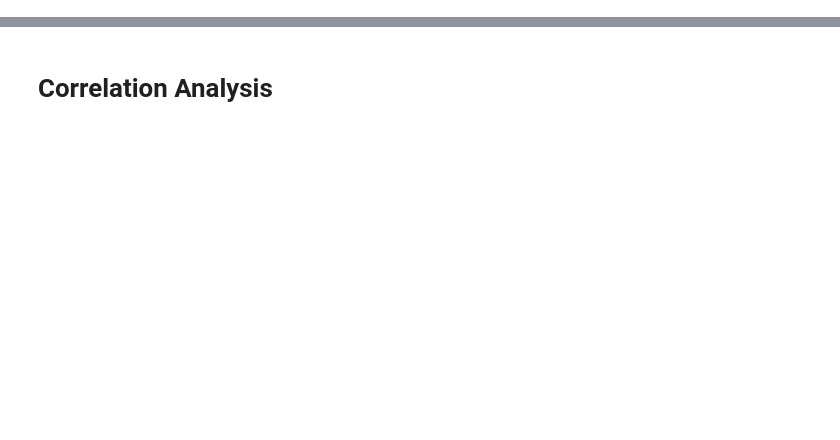
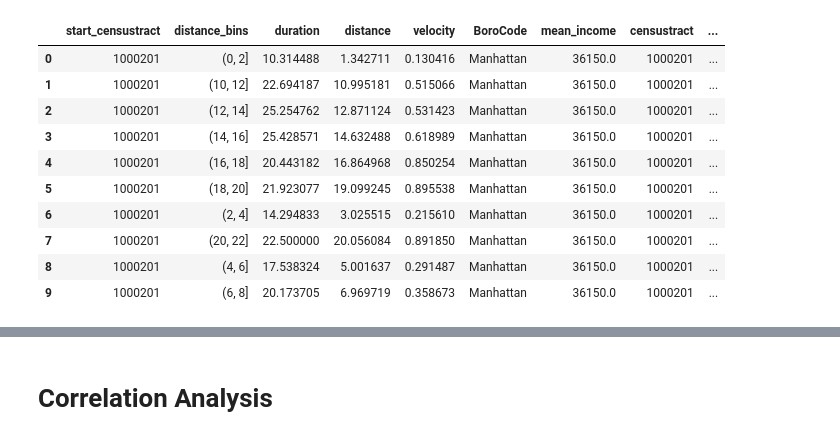
Before and after one commit to mattyd2/ds1004finalproject, a Jupyter notebook: datavisualization.ipynb, the cells around one changed output, grey strips where cells are left out. Saved outputs shown, nothing was run; the diff lists cells and outputs as text; code cells hidden in the pictures; blank space fills up the shorter version.

```diff
--- a/datavisualization.ipynb
+++ b/datavisualization.ipynb
@@ -71 +95,15 @@ censusdata.head(2)
+# %%
+ct_binned.head(10)
+# %% [output]
+|  | start_censustract | distance_bins | duration | distance | velocity | BoroCode | mean_income | censustract | ... |
+| 0 | 1000201 | (0, 2] | 10.314488 | 1.342711 | 0.130416 | Manhattan | 36150.0 | 1000201 | ... |
+| 1 | 1000201 | (10, 12] | 22.694187 | 10.995181 | 0.515066 | Manhattan | 36150.0 | 1000201 | ... |
+| 2 | 1000201 | (12, 14] | 25.254762 | 12.871124 | 0.531423 | Manhattan | 36150.0 | 1000201 | ... |
+| 3 | 1000201 | (14, 16] | 25.428571 | 14.632488 | 0.618989 | Manhattan | 36150.0 | 1000201 | ... |
+| 4 | 1000201 | (16, 18] | 20.443182 | 16.864968 | 0.850254 | Manhattan | 36150.0 | 1000201 | ... |
+| 5 | 1000201 | (18, 20] | 21.923077 | 19.099245 | 0.895538 | Manhattan | 36150.0 | 1000201 | ... |
+| 6 | 1000201 | (2, 4] | 14.294833 | 3.025515 | 0.215610 | Manhattan | 36150.0 | 1000201 | ... |
+| 7 | 1000201 | (20, 22] | 22.500000 | 20.056084 | 0.891850 | Manhattan | 36150.0 | 1000201 | ... |
+| 8 | 1000201 | (4, 6] | 17.538324 | 5.001637 | 0.291487 | Manhattan | 36150.0 | 1000201 | ... |
+| 9 | 1000201 | (6, 8] | 20.173705 | 6.969719 | 0.358673 | Manhattan | 36150.0 | 1000201 | ... |
 # %%
```
Also changed, not shown: parts of 16 cells of this notebook, 6 other files.
